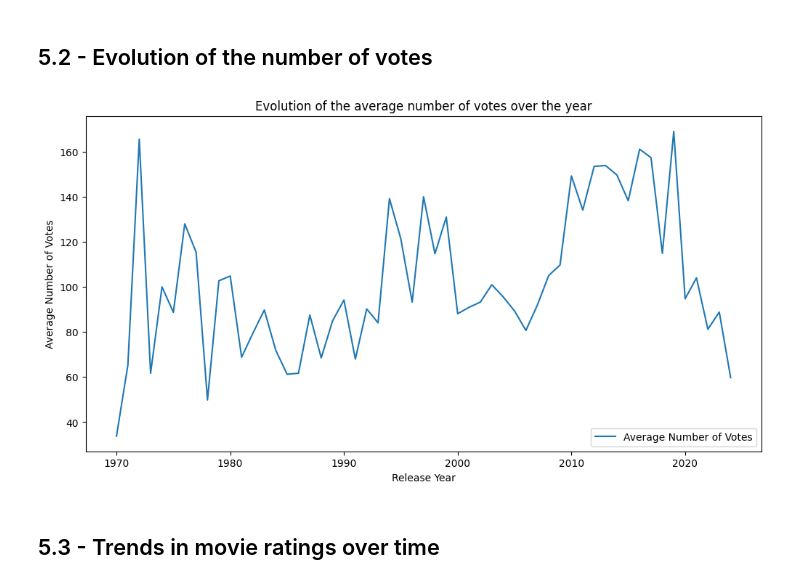
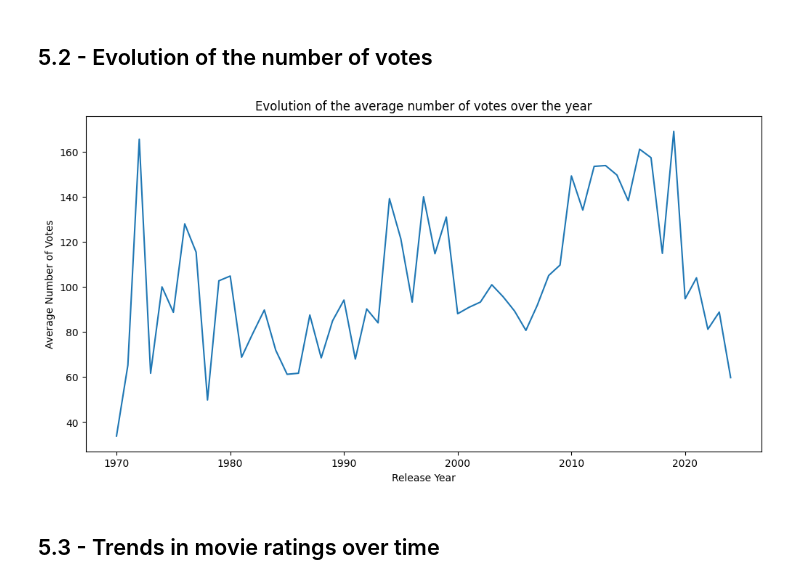
Before and after one commit to Thibaut5599/Analysis_MovieDataset, a Jupyter notebook: Movies_1910_2024.ipynb, the cells around one changed output. Cells and saved outputs as stored; diff of their text form; code cells hidden in the pictures.

```diff
--- a/Movies_1910_2024.ipynb
+++ b/Movies_1910_2024.ipynb
@@ -846,17 +844,16 @@ plt.show()
 # %%
 # We extract the year from "Release Date" and we add a new column "Year" in df
 df["Year"] = df["Release Date"].dt.year
 
 # Evolution of the average number of votes over the year
 plt.figure(figsize=(12, 6))
-sns.lineplot(data=df.groupby("Year")["Nb_Votes"].mean(), label="Average Number of Votes")
+sns.lineplot(data=df.groupby("Year")["Nb_Votes"].mean())
 plt.title("Evolution of the average number of votes over the year")
 plt.xlabel("Release Year")
 plt.ylabel("Average Number of Votes")
-plt.legend()
 plt.show()
 # %% [output]
-[figure, old version]
+[figure, new version]
 # %% [markdown]
 ## 5.3 - Trends in movie ratings over time
 # %%
```
Also changed, not shown: parts of 3 cells of this notebook.
